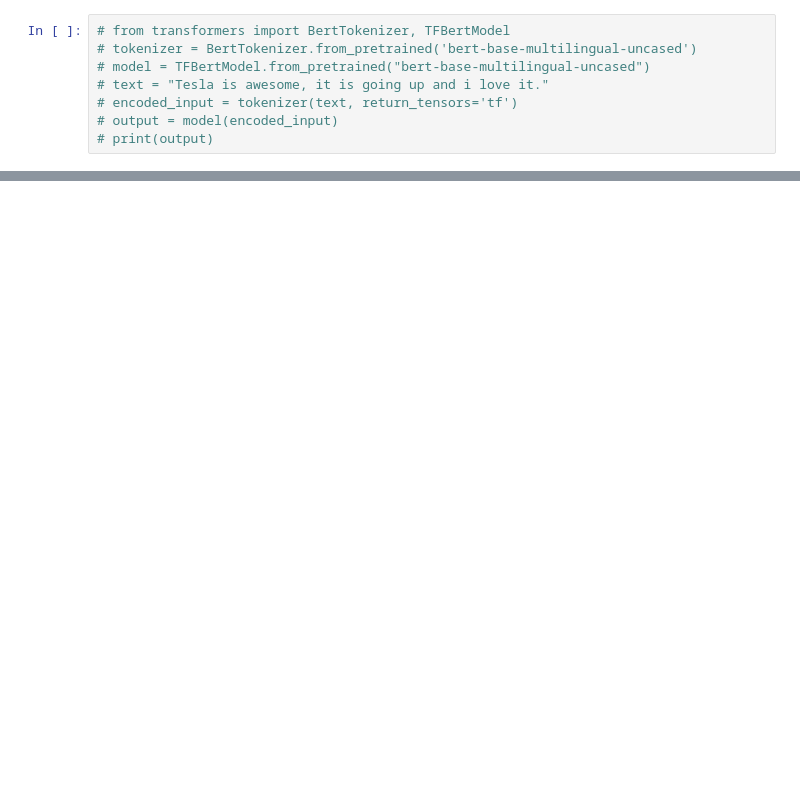
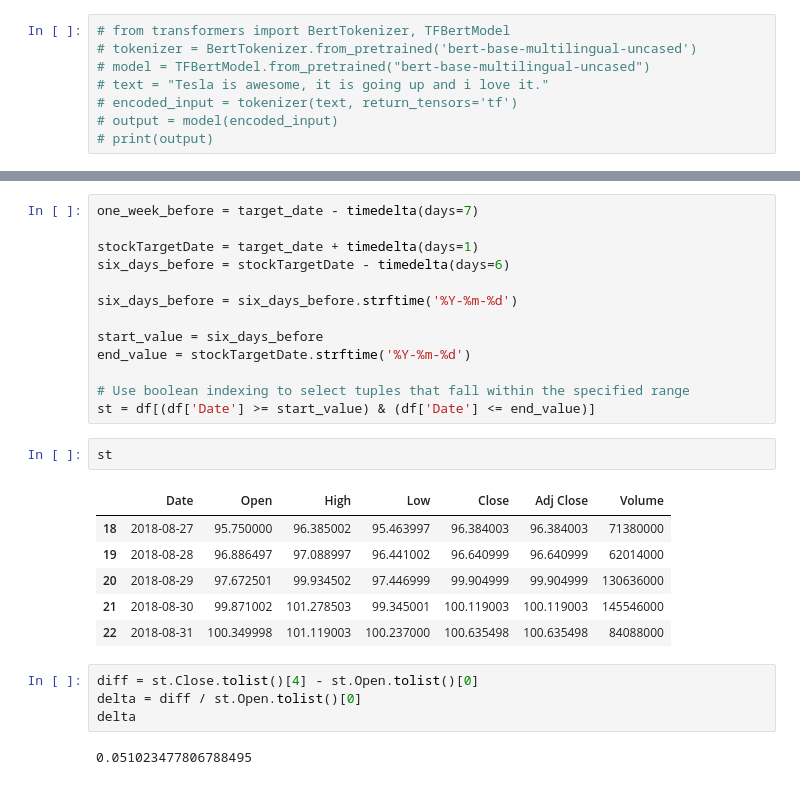
Before and after one commit to ats7800/Fintech-Club-We-Give-Up, a Jupyter notebook: Testing tweets.ipynb, the cells around one changed output, grey strips where cells are left out. Cells and saved outputs as stored; diff of their text form; blank space fills up the shorter version.

```diff
--- a/Testing tweets.ipynb
+++ b/Testing tweets.ipynb
@@ -190,0 +282,28 @@ sentimentResult = sentiment_pipeline(tweet_texts)
+# %%
+one_week_before = target_date - timedelta(days=7)
+
+stockTargetDate = target_date + timedelta(days=1)
+six_days_before = stockTargetDate - timedelta(days=6)
+
+six_days_before = six_days_before.strftime('%Y-%m-%d')
+
+start_value = six_days_before
+end_value = stockTargetDate.strftime('%Y-%m-%d')
+
+# Use boolean indexing to select tuples that fall within the specified range
+st = df[(df['Date'] >= start_value) & (df['Date'] <= end_value)]
+# %%
+st
+# %% [output]
+|  | Date | Open | High | Low | Close | Adj Close | Volume |
+| 18 | 2018-08-27 | 95.750000 | 96.385002 | 95.463997 | 96.384003 | 96.384003 | 71380000 |
+| 19 | 2018-08-28 | 96.886497 | 97.088997 | 96.441002 | 96.640999 | 96.640999 | 62014000 |
+| 20 | 2018-08-29 | 97.672501 | 99.934502 | 97.446999 | 99.904999 | 99.904999 | 130636000 |
+| 21 | 2018-08-30 | 99.871002 | 101.278503 | 99.345001 | 100.119003 | 100.119003 | 145546000 |
+| 22 | 2018-08-31 | 100.349998 | 101.119003 | 100.237000 | 100.635498 | 100.635498 | 84088000 |
+# %%
+diff = st.Close.tolist()[4] - st.Open.tolist()[0]
+delta = diff / st.Open.tolist()[0]
+delta
+# %% [output]
+0.051023477806788495
```
Also changed, not shown: parts of 41 cells of this notebook, 1 other file.
